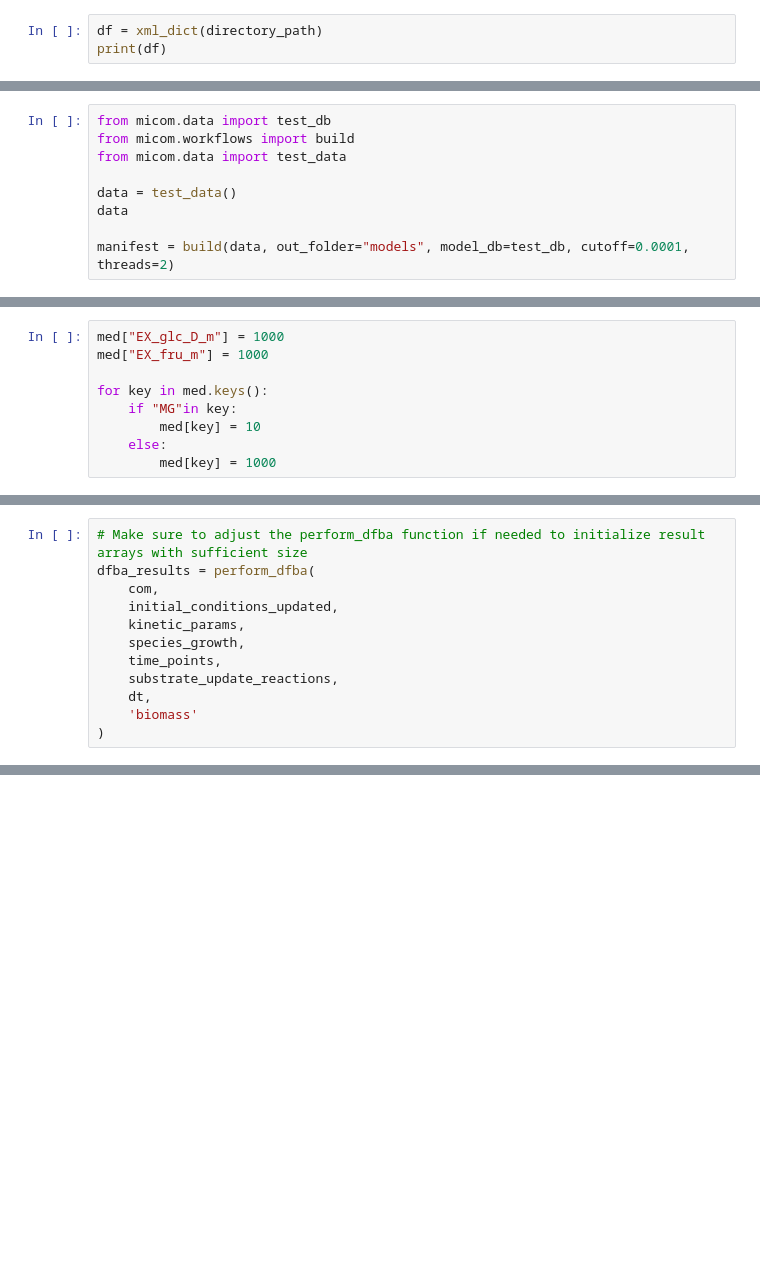
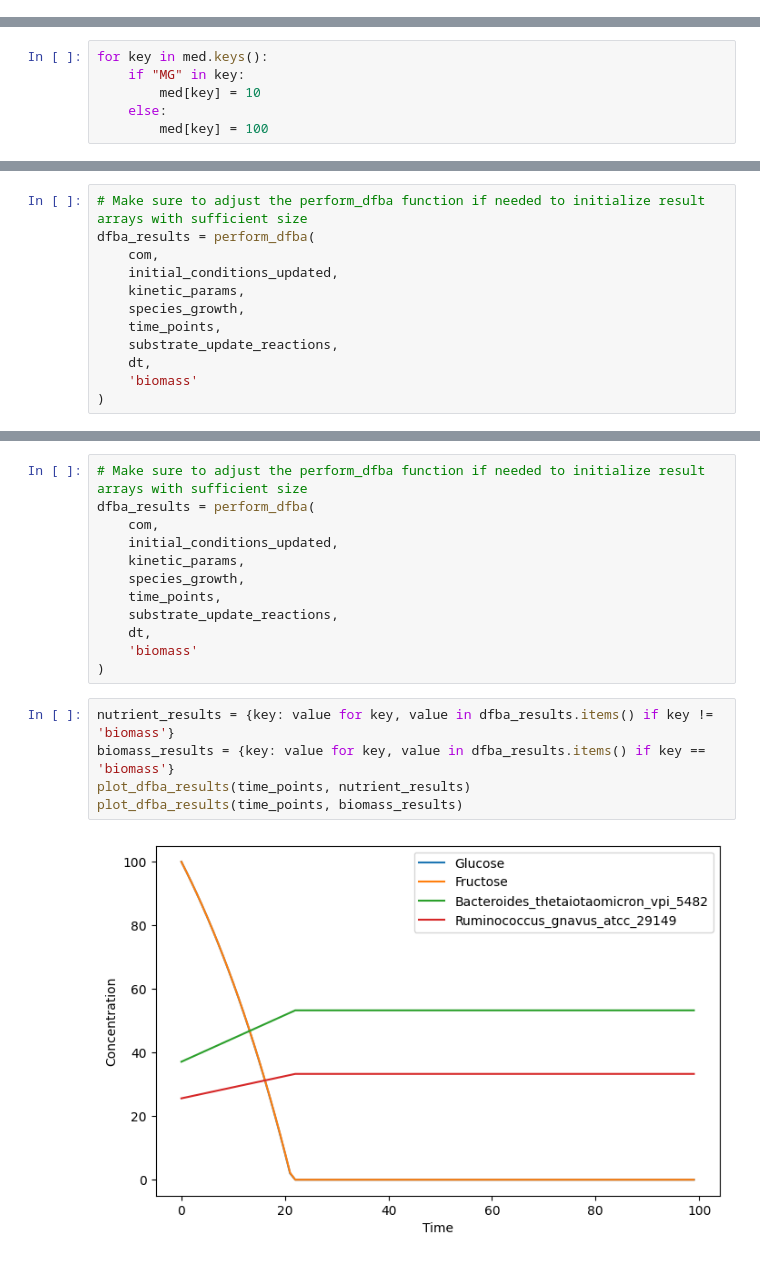
Before and after one commit to vivarium-collective/vivarium-MICOM, a Jupyter notebook: vmicom_eddy.ipynb, the cells around one changed output, grey strips where cells are left out. Saved outputs shown, nothing was run; the diff lists cells and outputs as text; blank space fills up the shorter version.

```diff
--- a/vmicom_eddy.ipynb
+++ b/vmicom_eddy.ipynb
@@ -36,5 +11,2 @@ def xml_dict(directory_path, abundance = 1, extension='.xml'):
 # %%
 directory_path = '/Users/edwin/Downloads/reconstructions/dfba/'
-# %%
-df = xml_dict(directory_path)
-print(df)
@@ -43,12 +13,3 @@ manifest = build(df, out_folder=directory_path, model_db=None, threads=2)
-# %%
-from micom.data import test_db
-from micom.workflows import build
-from micom.data import test_data
-
-data = test_data()
-data
-
-manifest = build(data, out_folder="models", model_db=test_db, cutoff=0.0001, threads=2)
 # %%
 
 def xml_dict(directory_path, extension='.xml'):
@@ -124,9 +125,6 @@ med = micom.media.minimal_medium(com, 0.8, min_growth=0.8)
 # %%
-med["EX_glc_D_m"] = 1000
-med["EX_fru_m"] = 1000
-
 for key in med.keys():
-    if "MG"in key:
+    if "MG" in key:
         med[key] = 10
     else:
-        med[key] = 1000
+        med[key] = 100
@@ -296,0 +536,19 @@ plot_dfba_results(time_points, dfba_results)
+# %%
+# Make sure to adjust the perform_dfba function if needed to initialize result arrays with sufficient size
+dfba_results = perform_dfba(
+    com,
+    initial_conditions_updated,
+    kinetic_params,
+    species_growth,
+    time_points,
+    substrate_update_reactions,
+    dt,
+    'biomass'
+)
+# %%
+nutrient_results = {key: value for key, value in dfba_results.items() if key != 'biomass'}
+biomass_results = {key: value for key, value in dfba_results.items() if key == 'biomass'}
+plot_dfba_results(time_points, nutrient_results)
+plot_dfba_results(time_points, biomass_results)
+# %% [output]
+[figure, added]
```
Also changed, not shown: parts of 31 cells of this notebook.
